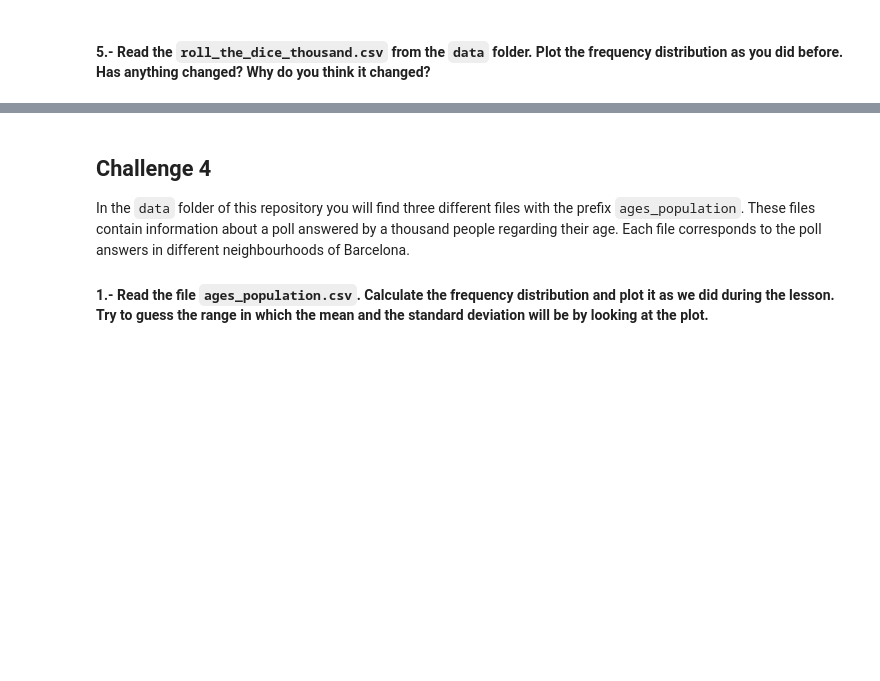
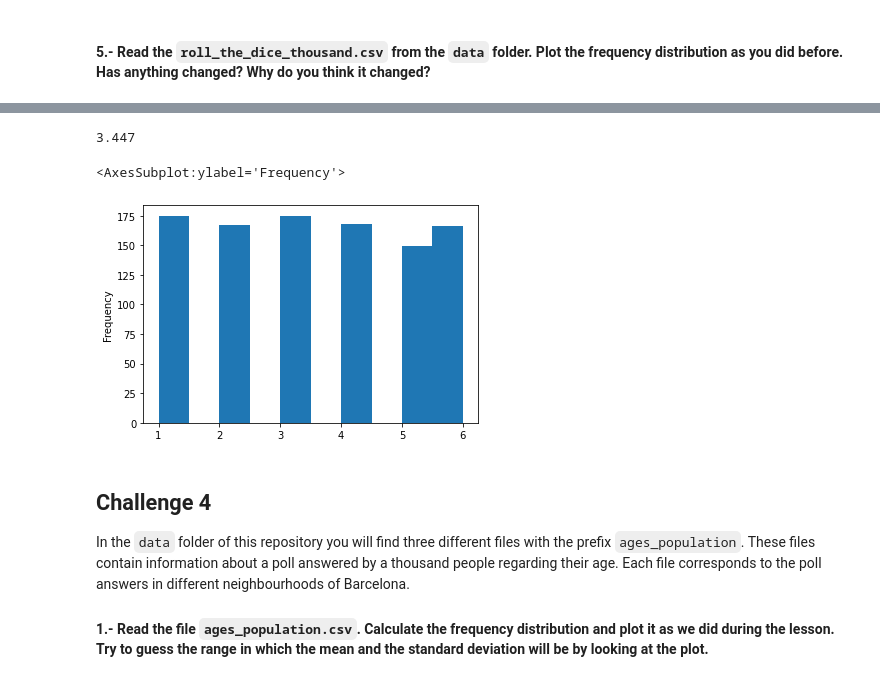
Before and after one commit to Malvagfr/dataptmad1121_labs, a Jupyter notebook: module-2/understanding-descriptive-stats/your-code/main.ipynb, the cells around one changed output, grey strips where cells are left out. Drawn from its saved outputs; the diff is of its cells as text; code cells hidden in the pictures; blank space fills up the shorter version.

```diff
--- a/module-2/understanding-descriptive-stats/your-code/main.ipynb
+++ b/module-2/understanding-descriptive-stats/your-code/main.ipynb
@@ -192,0 +220,5 @@ your comments here
+# %%
+# your code here
+roll_the_dice_thousand=pd.read_csv("../data/roll_the_dice_thousand.csv")
+roll_the_dice_thousand_sorted=roll_the_dice_thousand.sort_values(['value'])
+roll_the_dice_thousand_sorted
@@ -192,0 +239,12 @@ your comments here
+# %%
+dice_frequency_1000, bins = np.histogram(roll_the_dice_thousand_sorted['value'], bins=6)
+dice_values_1000= np.arange(1,len(dice_frequency_1000)+1)
+mean_dice_1000= sum(dice_frequency_1000*dice_values_1000)/len(roll_the_dice_thousand_sorted)
+mean_dice_1000
+# %% [output]
+3.447
+# %%
+roll_the_dice_thousand_sorted['value'].plot.hist()
+# %% [output]
+<AxesSubplot:ylabel='Frequency'>
+[figure, added]
```
Also changed, not shown: parts of 68 cells of this notebook.
